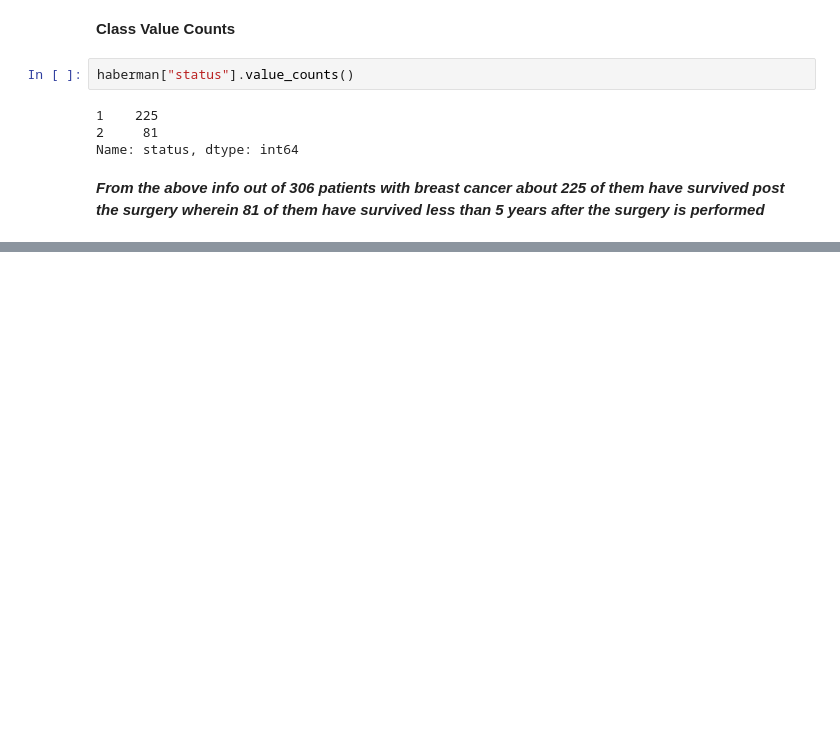
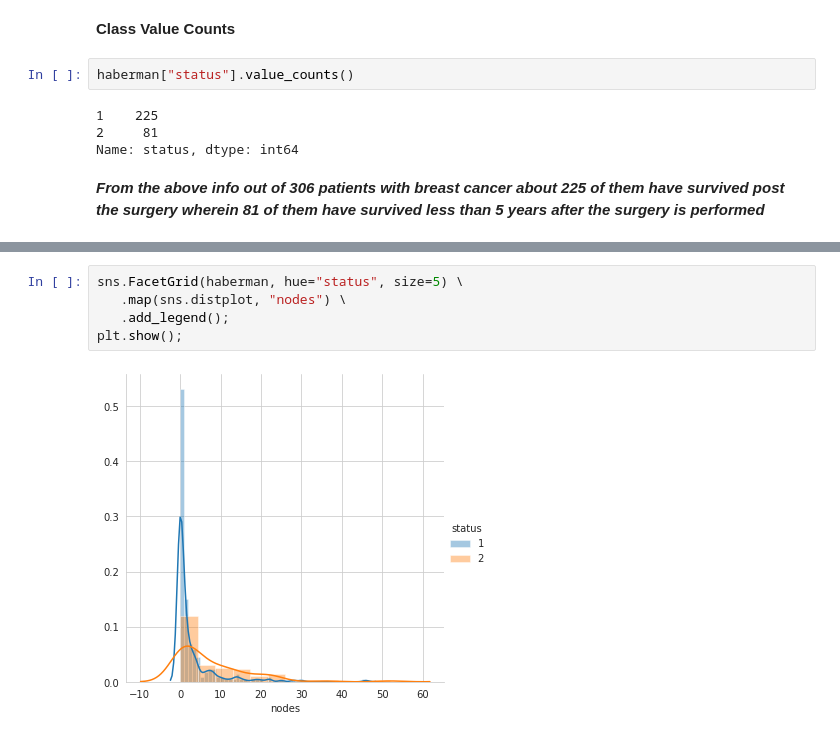
Before and after one commit to nishantmadu/Haberman_EDA, a Jupyter notebook: Exploratory_Data_Analysis_Haberman_Dataset.ipynb, the cells around one changed output, grey strips where cells are left out. Drawn from its saved outputs; the diff is of its cells as text; blank space fills up the shorter version.

```diff
--- a/Exploratory_Data_Analysis_Haberman_Dataset.ipynb
+++ b/Exploratory_Data_Analysis_Haberman_Dataset.ipynb
@@ -64,0 +77,7 @@ Name: status, dtype: int64
+# %%
+sns.FacetGrid(haberman, hue="status", size=5) \
+   .map(sns.distplot, "nodes") \
+   .add_legend();
+plt.show();
+# %% [output]
+[figure, added]
```
Also changed, not shown: parts of 4 cells of this notebook.
